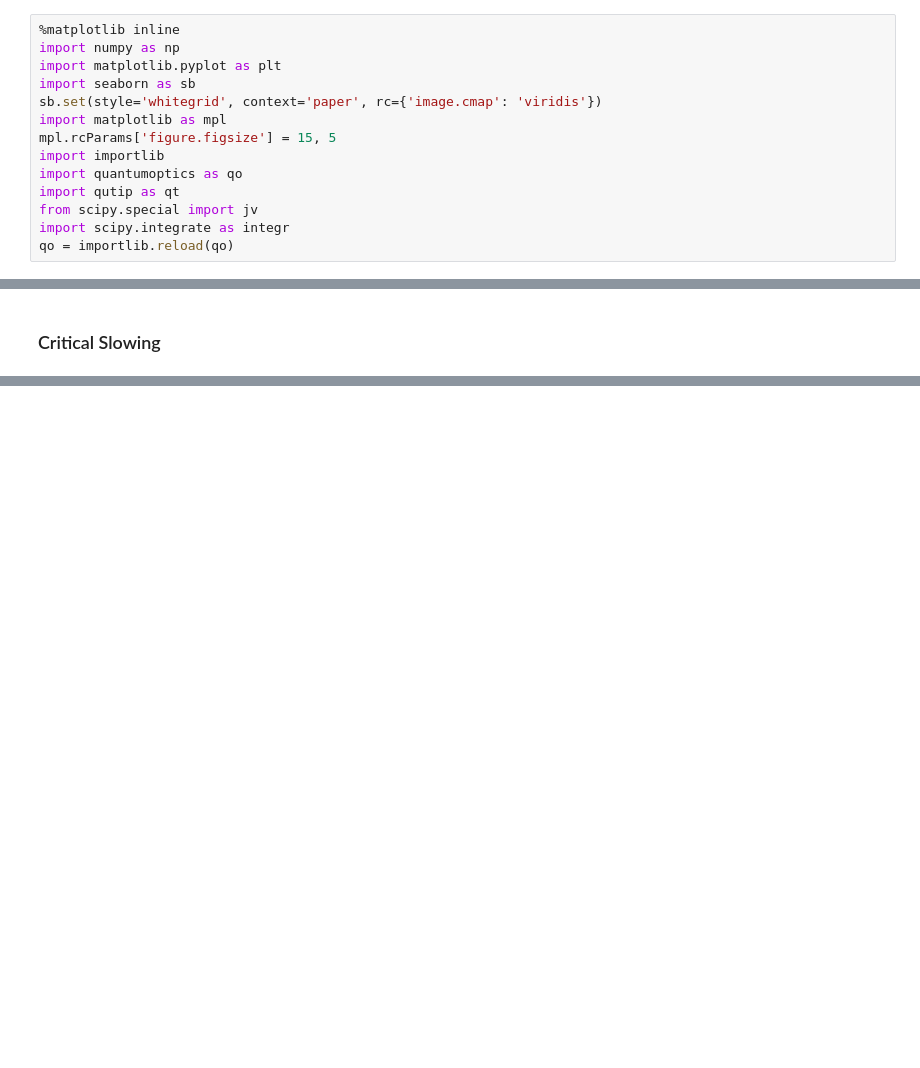
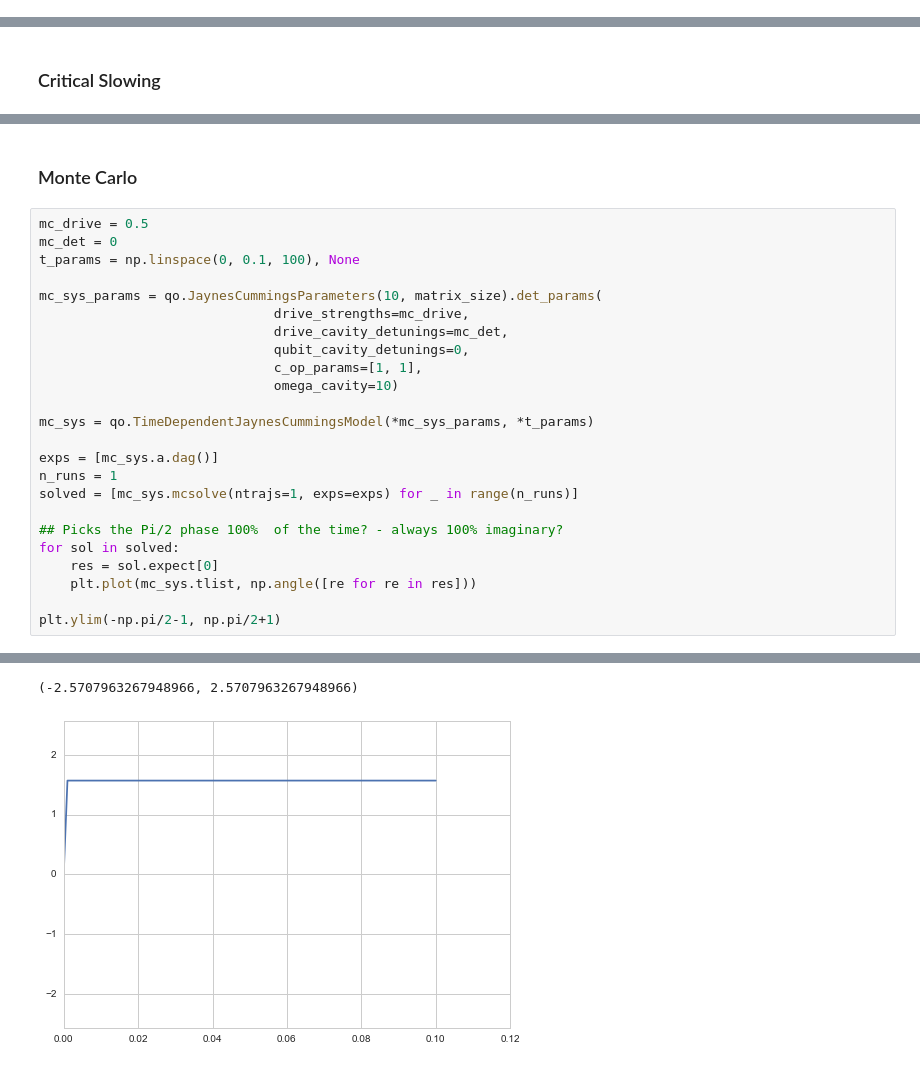
Before and after one commit to fergusbarratt/jupyter, a Jupyter notebook: Thesis.ipynb, the cells around one changed output, grey strips where cells are left out. Saved outputs shown, nothing was run; the diff lists cells and outputs as text; blank space fills up the shorter version.

```diff
--- a/Thesis.ipynb
+++ b/Thesis.ipynb
@@ -1,15 +1 @@
-# %%
-%matplotlib inline
-import numpy as np
-import matplotlib.pyplot as plt
-import seaborn as sb
-sb.set(style='whitegrid', context='paper', rc={'image.cmap': 'viridis'})
-import matplotlib as mpl
-mpl.rcParams['figure.figsize'] = 15, 5
-import importlib
-import quantumoptics as qo
-import qutip as qt
-from scipy.special import jv
-import scipy.integrate as integr
-qo = importlib.reload(qo)
 # %% [markdown]
@@ -180,0 +154,27 @@ plt.title('Critical Slowing', loc='right', fontdict={'fontsize': 15})
+# %% [markdown]
+### Monte Carlo
+# %%
+mc_drive = 0.5
+mc_det = 0
+t_params = np.linspace(0, 0.1, 100), None
+
+mc_sys_params = qo.JaynesCummingsParameters(10, matrix_size).det_params(
+                              drive_strengths=mc_drive,
+                              drive_cavity_detunings=mc_det,
+                              qubit_cavity_detunings=0,
+                              c_op_params=[1, 1],
+                              omega_cavity=10)
+
+mc_sys = qo.TimeDependentJaynesCummingsModel(*mc_sys_params, *t_params)
+
+exps = [mc_sys.a.dag()]
+n_runs = 1
+solved = [mc_sys.mcsolve(ntrajs=1, exps=exps) for _ in range(n_runs)]
+
+## Picks the Pi/2 phase 100%  of the time? - always 100% imaginary?
+for sol in solved:
+    res = sol.expect[0]
+    plt.plot(mc_sys.tlist, np.angle([re for re in res]))
+
+plt.ylim(-np.pi/2-1, np.pi/2+1)
+# %% [output]
@@ -180,0 +183,2 @@ plt.title('Critical Slowing', loc='right', fontdict={'fontsize': 15})
+(-2.5707963267948966, 2.5707963267948966)
+[figure, added]
```
Also changed, not shown: parts of 24 cells of this notebook, 3 other files.
